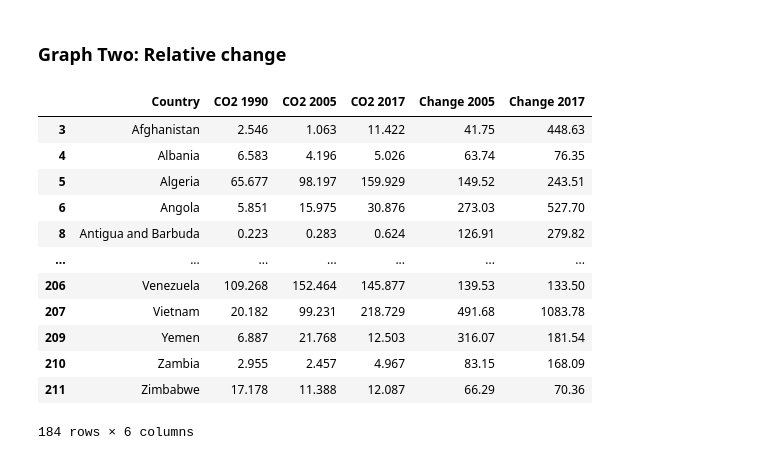
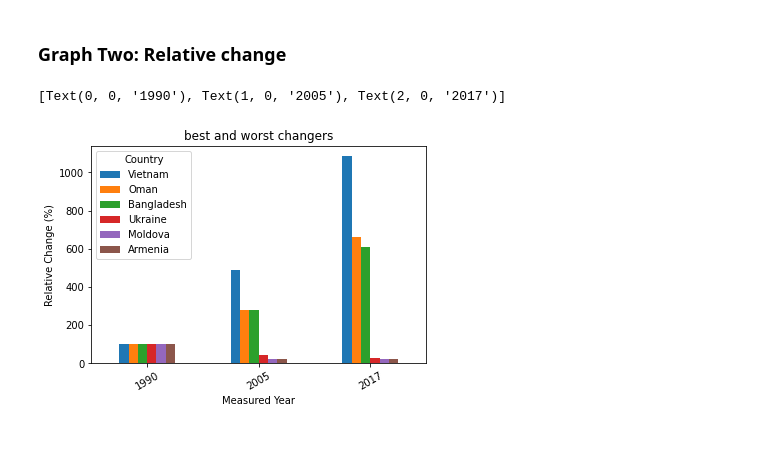
Before and after one commit to MandyP717/Data-analytics-with-python, a Jupyter notebook: CO2 emissions/Countries CO2 emissions.ipynb, the cells around one changed output. Drawn from its saved outputs; the diff is of its cells as text; code cells hidden in the pictures.

```diff
--- a/CO2 emissions/Countries CO2 emissions.ipynb
+++ b/CO2 emissions/Countries CO2 emissions.ipynb
@@ -75,25 +73,25 @@ Text(0, 0.5, 'CO2 emissions (Mt CO2)')
 # %% [markdown]
 ### Graph Two: Relative change
-# %%
-def relative_change(base, target_year):
-    return round(target_year / base *100, 2)
-
-
-focus_columns = countries_only.iloc[:, 0:4]
-focus_columns['Change 2005'] = relative_change(focus_columns['CO2 1990'], focus_columns['CO2 2005'])
-focus_columns['Change 2017'] = relative_change(focus_columns['CO2 1990'], focus_columns['CO2 2017'])
-focus_columns
-# %% [output]
-|  | Country | CO2 1990 | CO2 2005 | CO2 2017 | Change 2005 | Change 2017 |
-| 3 | Afghanistan | 2.546 | 1.063 | 11.422 | 41.75 | 448.63 |
-| 4 | Albania | 6.583 | 4.196 | 5.026 | 63.74 | 76.35 |
-| 5 | Algeria | 65.677 | 98.197 | 159.929 | 149.52 | 243.51 |
-| 6 | Angola | 5.851 | 15.975 | 30.876 | 273.03 | 527.70 |
-| 8 | Antigua and Barbuda | 0.223 | 0.283 | 0.624 | 126.91 | 279.82 |
-| ... | ... | ... | ... | ... | ... | ... |
-| 206 | Venezuela | 109.268 | 152.464 | 145.877 | 139.53 | 133.50 |
-| 207 | Vietnam | 20.182 | 99.231 | 218.729 | 491.68 | 1083.78 |
-| 209 | Yemen | 6.887 | 21.768 | 12.503 | 316.07 | 181.54 |
-| 210 | Zambia | 2.955 | 2.457 | 4.967 | 83.15 | 168.09 |
-| 211 | Zimbabwe | 17.178 | 11.388 | 12.087 | 66.29 | 70.36 |
-184 rows × 6 columns
+# %%
+def relative_change(base, target_year):
+    return round(target_year / base *100, 3)
+
+#Mt CO2 production > 5, filter out not relevant columns
+CO2_greater_5 = countries_only.loc[countries_only['CO2 1990'] >=5].iloc[:,0:4]
+
+#calculate relative change each year with base year 1990
+CO2_greater_5['Change 1990'] = relative_change(CO2_greater_5['CO2 1990'], CO2_greater_5['CO2 1990'])
+CO2_greater_5['Change 2005'] = relative_change(CO2_greater_5['CO2 1990'], CO2_greater_5['CO2 2005'])
+CO2_greater_5['Change 2017'] = relative_change(CO2_greater_5['CO2 1990'], CO2_greater_5['CO2 2017'])
+
+#select top 3 and bottom 3
+CO2_greater_5 = CO2_greater_5.sort_values(by=['Change 2017'], ascending = False)
+target_columns = CO2_greater_5.iloc[[0 ,1, 2, -3, -2, -1], [0,-3,-2,-1]].set_index('Country')
+
+
+label = ['1990', '2005', '2017']
+graph_two = target_columns.T.plot.bar(title = 'best and worst changers', rot = 30, xlabel = "Measured Year", ylabel = 'Relative Change (%)')
+graph_two.set_xticklabels(["1990", "2005", "2017"])
+# %% [output]
+[Text(0, 0, '1990'), Text(1, 0, '2005'), Text(2, 0, '2017')]
+[figure, added]
```
Also changed, not shown: parts of 2 cells of this notebook.
